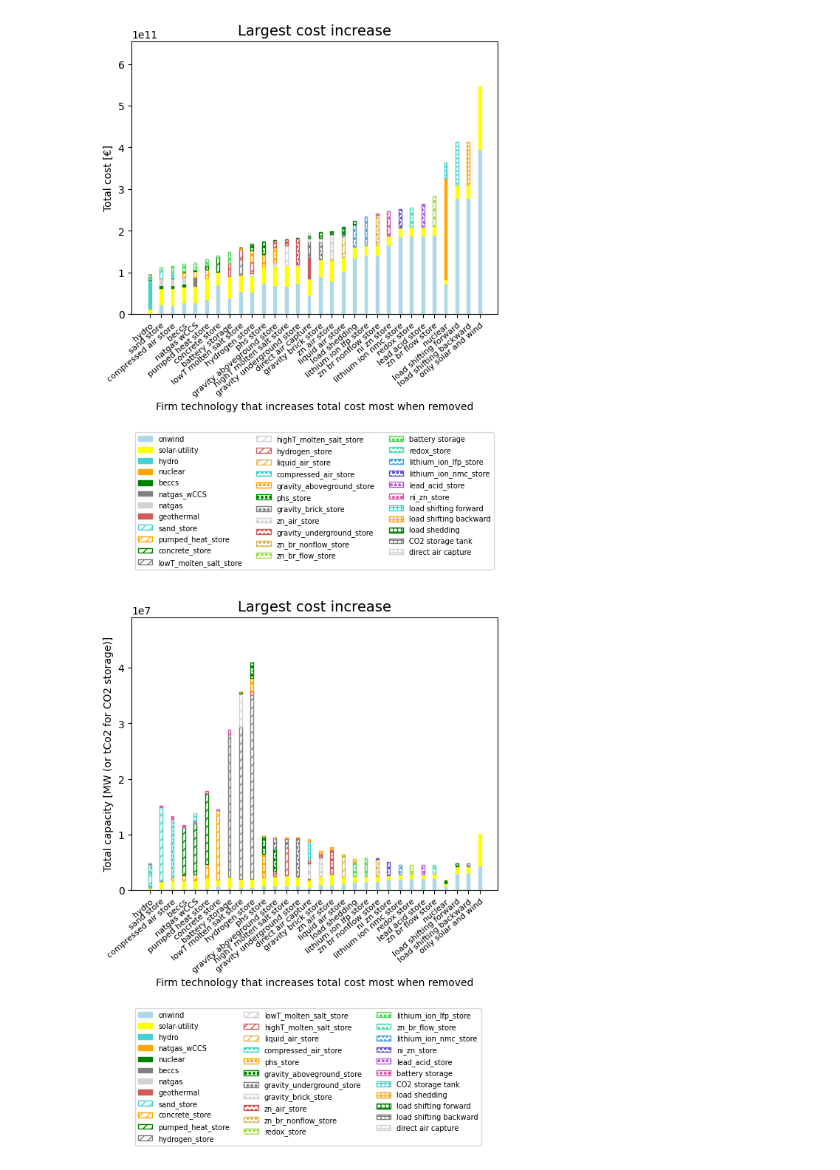
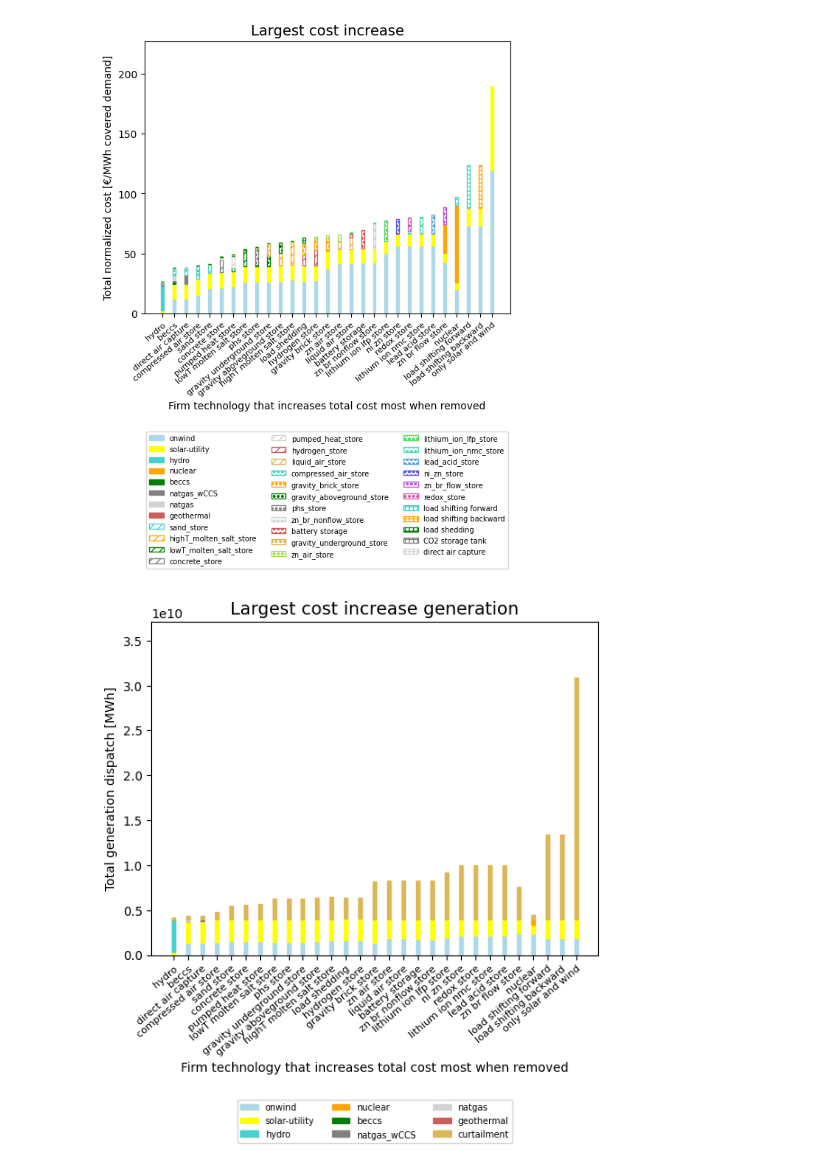
Before and after one commit to carnegie/clab_all_firm, a Jupyter notebook: plot_results.ipynb, the cells around one changed output. Cells and saved outputs as stored; diff of their text form; code cells hidden in the pictures.

Commit message:
Add generation plot

```diff
--- a/plot_results.ipynb
+++ b/plot_results.ipynb
@@ -112,11 +93,9 @@ def plot_results(results_dir, color_dict, poi, technologies, outfile_suffix = ''
 # %%
 # Results directory
-out_suff = '_most_2050'
-results_dir = 'output_data/all_firm_case'+out_suff
-removal_plot = True
-results_dir += '/plotting/' if removal_plot == True else '/'
+out_suff = '_most'
+results_dir = 'output_data/all_firm_case' + out_suff + '/plotting/'
 
-# Get generators
+# Technology categories
 generators = ['onwind', 'solar-utility', 'natgas', 'natgas_wCCS', 'nuclear', 'beccs', 'hydro', 'geothermal']
 storage_unconstrained = ['hydrogen_store', 'concrete_store', 'highT_molten_salt_store', 'liquid_air_store', 'lowT_molten_salt_store', 'pumped_heat_store', 'sand_store']
 storage_constrained = ['battery storage', 'lead_acid_store', 'lithium_ion_lfp_store', 'lithium_ion_nmc_store', 'ni_zn_store', 'redox_store', 'zn_air_store', 'zn_br_flow_store', 'zn_br_nonflow_store', 'compressed_air_store', 'gravity_brick_store', 'gravity_aboveground_store', 'gravity_underground_store', 'phs_store']
@@ -126,21 +105,33 @@ technologies = {'generators': generators, 'storage_unconstrained': storage_uncon
 
 # Get color map
 color_dict = get_colors()
-
-# Plot
-costs = plot_results(results_dir, color_dict, 'cost', technologies, outfile_suffix=out_suff, rm_plot=removal_plot)
-capacities = plot_results(results_dir, color_dict, 'capacity', technologies, outfile_suffix=out_suff, rm_plot=removal_plot)
-if removal_plot == True:
-    total_demand = abs(get_demand(results_dir, 'all_firm_all.pickle'))
-else:
-    total_demand = abs(get_demand(results_dir, 'all_firm_1p0.pickle'))
-
-system_costs = [{} for i in range(len(costs))]
-for i,case in enumerate(costs):
-    for comp in case:
-        system_costs[i][comp] = case[comp]/total_demand
-
-plot_results(results_dir, color_dict, 'normalized_cost', technologies, outfile_suffix=out_suff, pass_results=['system_cost [€/MWh]', system_costs], rm_plot=removal_plot)
-# %% [output]
-[figure, removed]
-[figure, removed]
+# %%
+# Get all case pickle files
+files_sorted = get_files(results_dir)
+
+# Parameters to plot
+compute_pois = ['cost', 'capacity', 'normalized_cost', 'dispatch']
+
+# Get results to be plotted
+results_dict = {}
+for poi in compute_pois:
+    # Normalized cost is computed by dividing total cost by total demand
+    if poi == 'normalized_cost':
+        use_results = results_dict['cost']
+    else:
+        use_results = []
+
+    results_dict[poi] = compute_results(results_dir, poi, files_sorted, pass_results=use_results)
+# %%
+# Always order components the same way as they are ordered by mean normalized cost, except for wind and solar that come first
+
+files_base = [f for f in os.listdir('output_data/all_firm_case_most/plotting') if f.endswith('.pickle')]
+sorted_techs = calculate_mean_cost_comp_list(technologies, results_dict['normalized_cost'])
+
+plot_pois = ['normalized_cost', 'dispatch']
+# Plot
+for poi in plot_pois:
+    plot_results(files_sorted, results_dict[poi], color_dict, poi, sorted_techs, outfile_suffix=out_suff)
+# %% [output]
+[figure, added]
+[figure, added]
```
Also changed, not shown: parts of 2 cells of this notebook, 2 other files.
